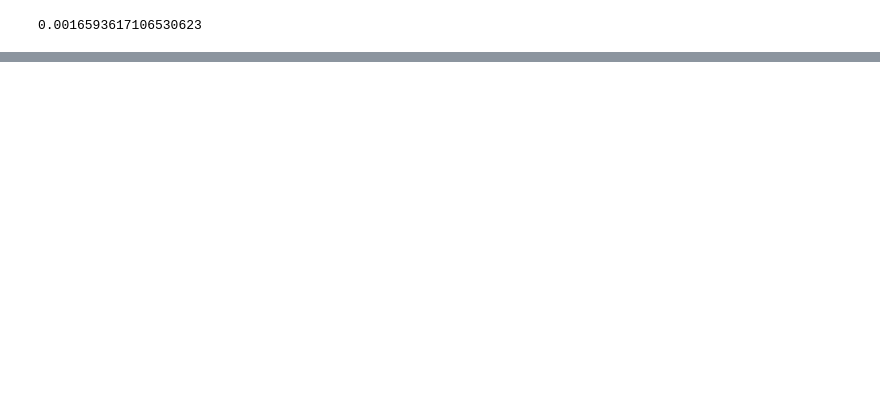
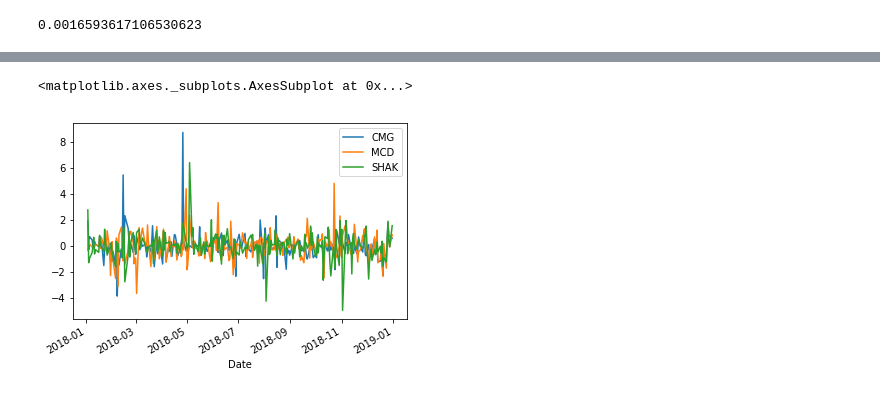
Before and after one commit to sidratulmontaha/python-practice, a Jupyter notebook: L4_pandas.ipynb, the cells around one changed output, grey strips where cells are left out. Drawn from its saved outputs; the diff is of its cells as text; code cells hidden in the pictures; blank space fills up the shorter version.

```diff
--- a/L4_pandas.ipynb
+++ b/L4_pandas.ipynb
@@ -371,0 +559,3 @@ print(mult_returns.median())
+# %%
+mult_returns = prices.pct_change()[1:]
+print(mult_returns.head())
@@ -371,0 +570,6 @@ print(mult_returns.median())
+# %%
+norm_returns = (mult_returns - mult_returns.mean(axis=0))/mult_returns.std(axis=0)
+norm_returns.plot()
+# %% [output]
+<matplotlib.axes._subplots.AxesSubplot at 0x...>
+[figure, added]
```
Also changed, not shown: parts of 32 cells of this notebook.
